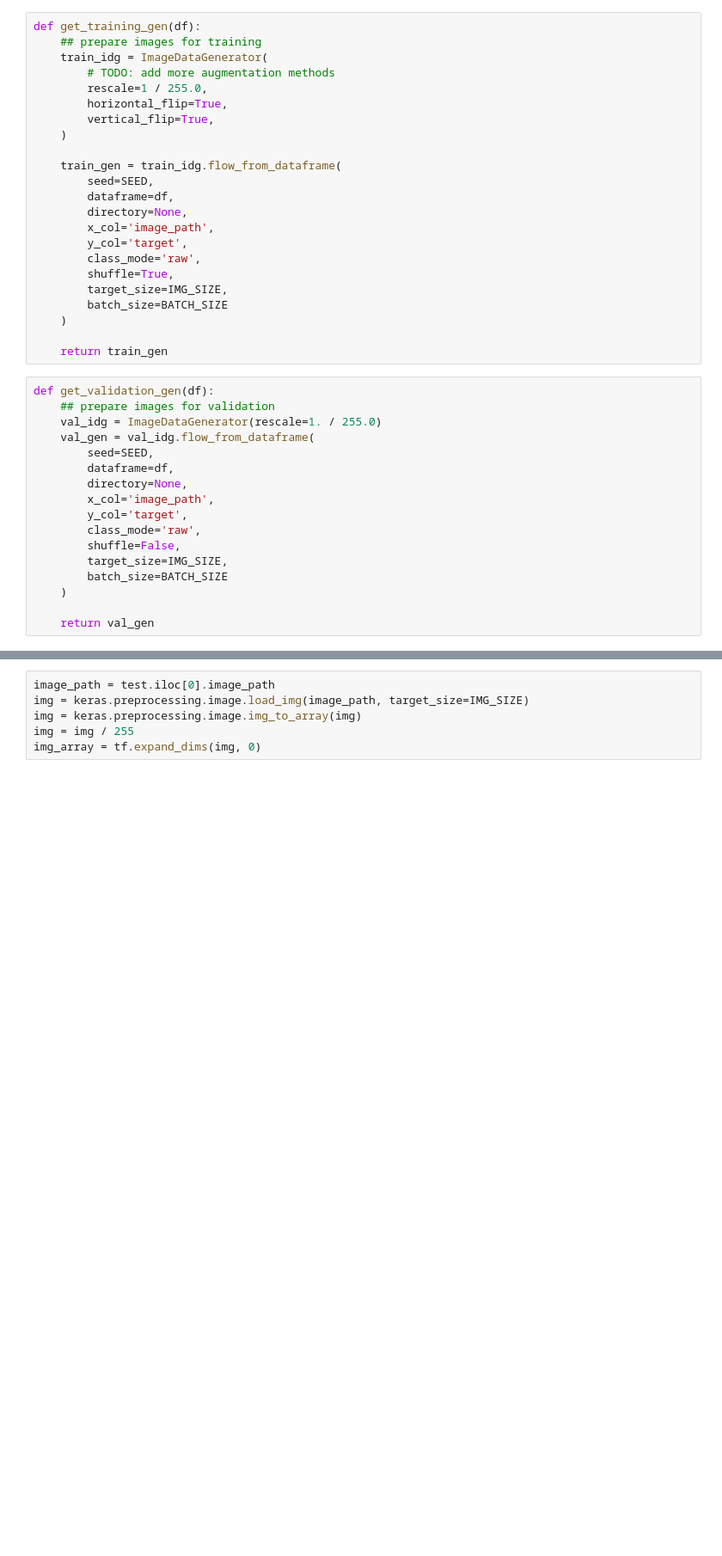
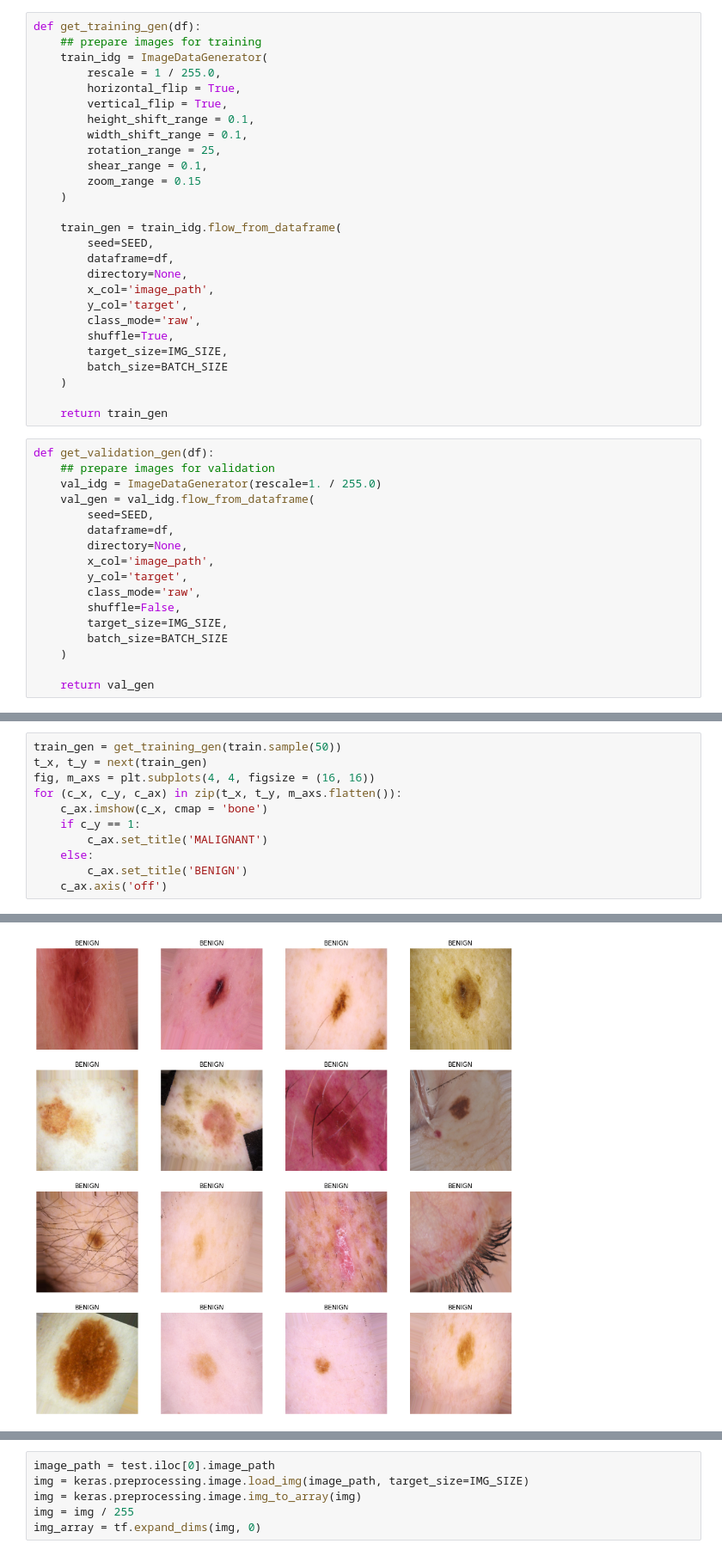
Before and after one commit to SaschaMet/melanoma-classification, a Jupyter notebook: eda.ipynb, the cells around one changed output, grey strips where cells are left out. Shown at 86% size. Cells and saved outputs as stored; diff of their text form; blank space fills up the shorter version.

```diff
--- a/eda.ipynb
+++ b/eda.ipynb
@@ -187,10 +181,14 @@ reduce epchs and folds because of cpu
 def get_training_gen(df):
     ## prepare images for training
     train_idg = ImageDataGenerator(
-        # TODO: add more augmentation methods
-        rescale=1 / 255.0,
-        horizontal_flip=True,
-        vertical_flip=True,
+        rescale = 1 / 255.0,
+        horizontal_flip = True,
+        vertical_flip = True,
+        height_shift_range = 0.1,
+        width_shift_range = 0.1,
+        rotation_range = 25,
+        shear_range = 0.1,
+        zoom_range = 0.15
     )
 
     train_gen = train_idg.flow_from_dataframe(
@@ -243,0 +224,12 @@ Found 35 validated image filenames.
+# %%
+train_gen = get_training_gen(train.sample(50))
+t_x, t_y = next(train_gen)
+fig, m_axs = plt.subplots(4, 4, figsize = (16, 16))
+for (c_x, c_y, c_ax) in zip(t_x, t_y, m_axs.flatten()):
+    c_ax.imshow(c_x, cmap = 'bone')
+    if c_y == 1:
+        c_ax.set_title('MALIGNANT')
+    else:
+        c_ax.set_title('BENIGN')
+    c_ax.axis('off')
+# %% [output]
@@ -244,3 +237,4 @@ Found 35 validated image filenames.
+[figure, added]
 # %%
 def save_history(history, timestamp):
     """Helper function to save a png image of the loss and accuracy
```
Also changed, not shown: parts of 14 cells of this notebook.
